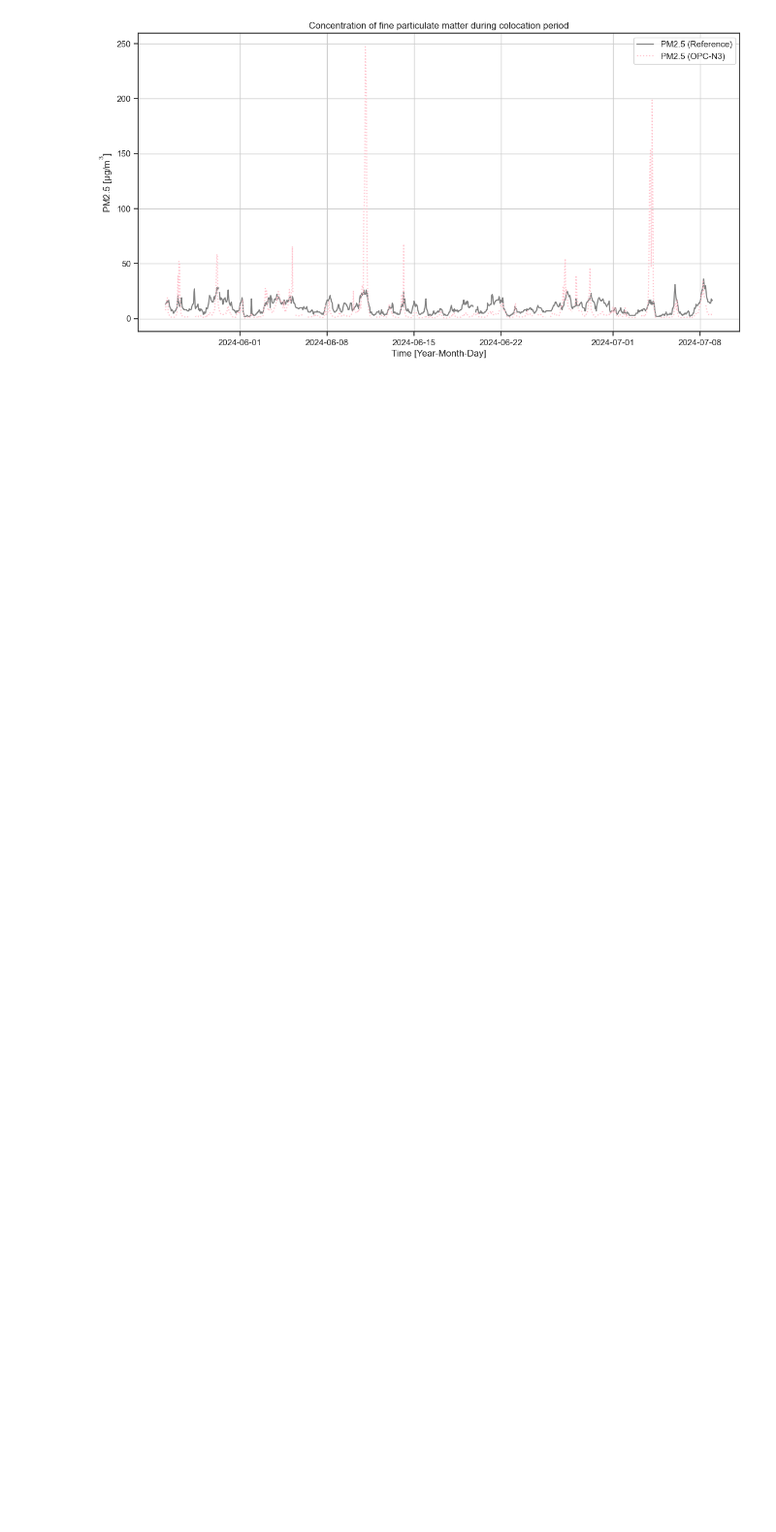
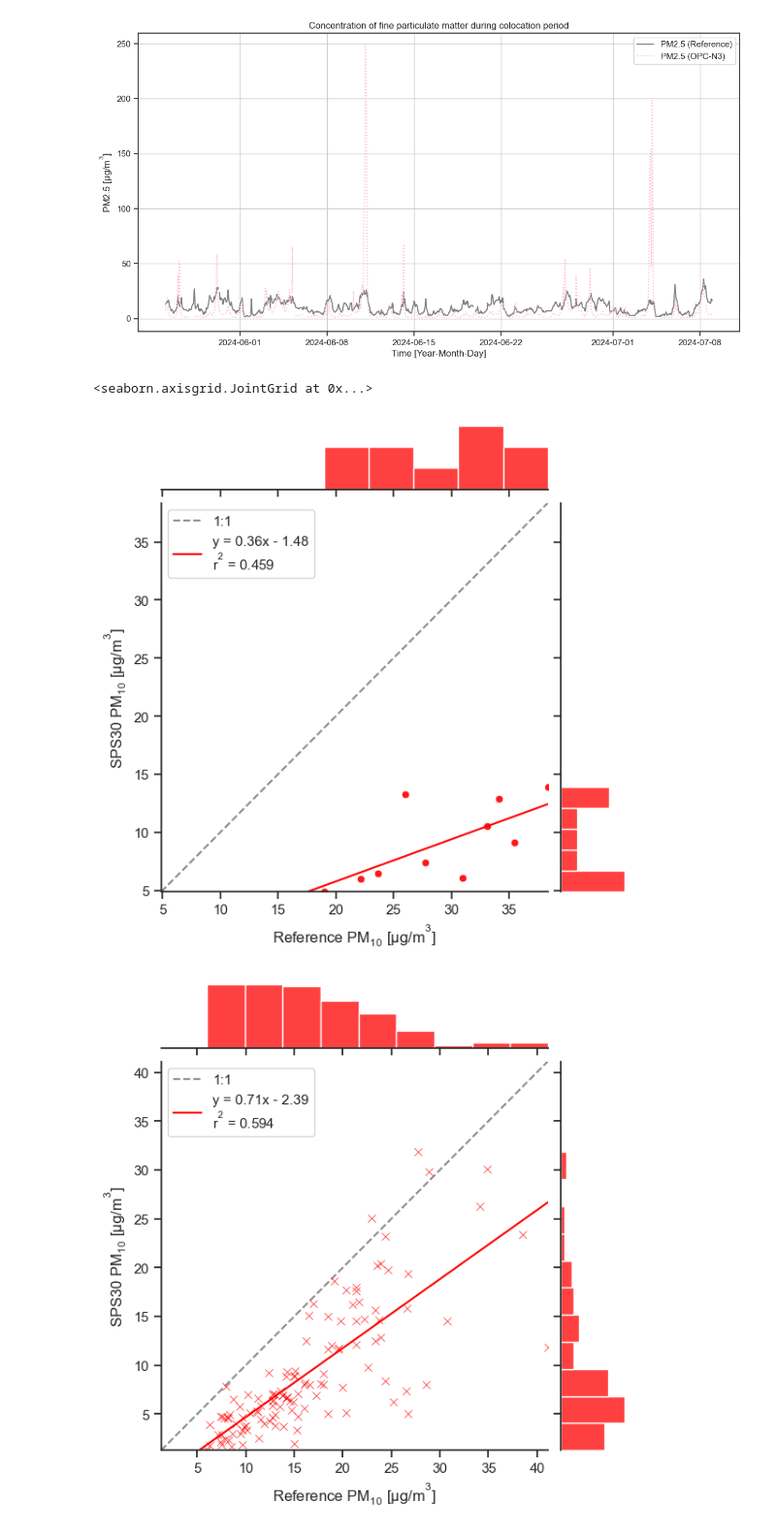
Before and after one commit to vn-hub/koloka, a Jupyter notebook: Eval3_summer.ipynb, the cells around one changed output. Shown at 97% size. Saved outputs shown, nothing was run; the diff lists cells and outputs as text; code cells hidden in the pictures; blank space fills up the shorter version.

Commit message:
Update Eval3_summer.ipynb
Additional sns.regplots with other features

```diff
--- a/Eval3_summer.ipynb
+++ b/Eval3_summer.ipynb
@@ -619,3 +564,42 @@ plt.grid(True)
 plt.show()
 # %% [output]
 [figure]
+# %%
+# Resample to daily averages
+df_daily = df.resample('8H').mean()
+
+# Filter rows where 'dust (μg/m³)' > 1
+df_dust_daily = df_daily[df_daily['dust (μg/m³)'] > 3]
+df_no_dust_daily = df_daily[df_daily['dust (μg/m³)'] < 3]
+
+#Display the filtered DataFrame
+#print(df_dust_daily)#
+
+pm = atmospy.regplot(
+    data=df_dust_daily,
+    x="PM10 [ug/m3]",
+    y="PM_10_y",
+    color="red",
+    marker='o',
+    alpha=0.9
+#    fit_reg=False
+)
+
+
+pm.set_axis_labels(xlabel="Reference $PM_{10}$ [$µg/m^{3}$]", ylabel="SPS30 $PM_{10}$ [$µg/m^{3}$]")
+
+pm = atmospy.regplot(
+    data=df_no_dust_daily,
+    x="PM10 [ug/m3]",
+    y="PM_10_y",
+    color="red",
+    marker='x',
+    alpha=0.9
+#    fit_reg=False
+)
+
+pm.set_axis_labels(xlabel="Reference $PM_{10}$ [$µg/m^{3}$]", ylabel="SPS30 $PM_{10}$ [$µg/m^{3}$]")
+# %% [output]
+<seaborn.axisgrid.JointGrid at 0x...>
+[figure, added]
+[figure, added]
```
Also changed, not shown: parts of 12 cells of this notebook.
